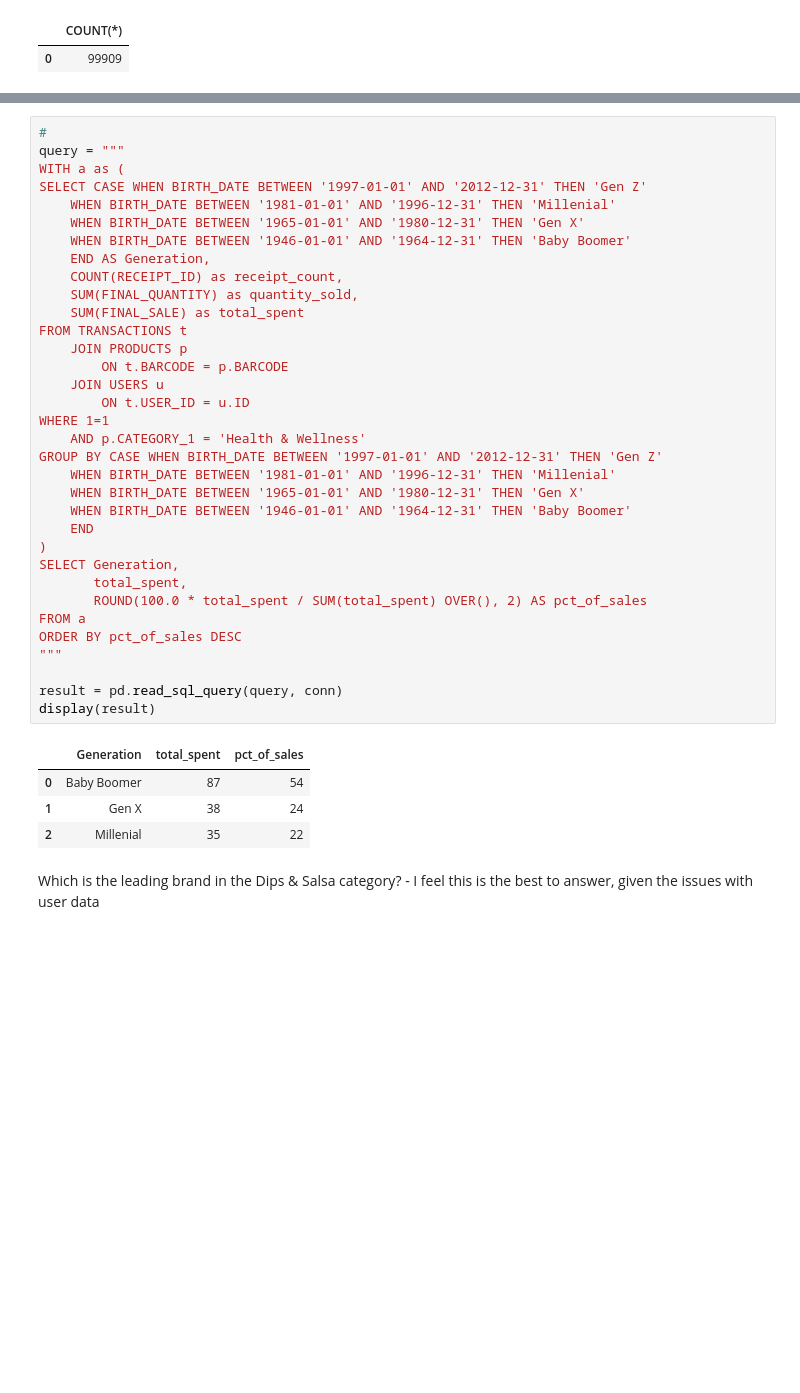
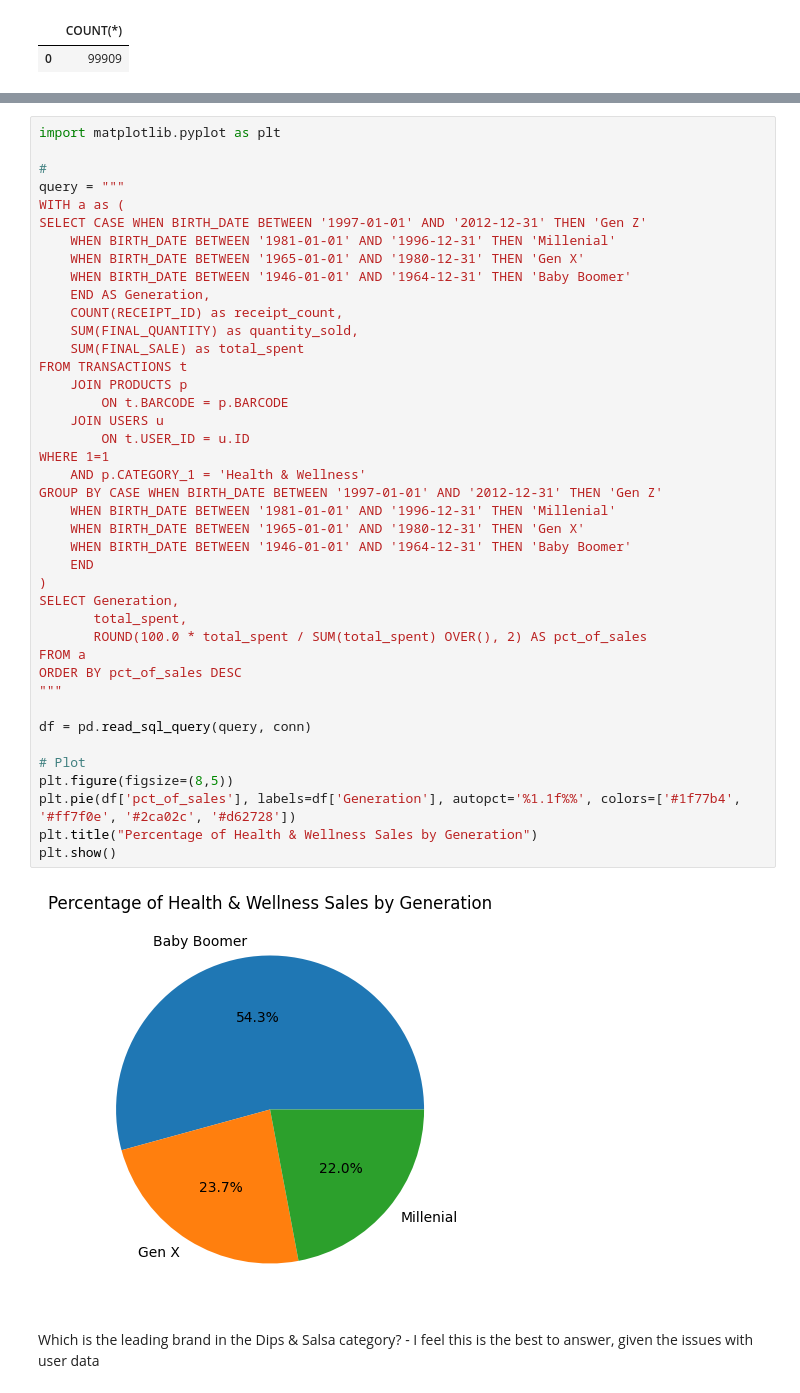
Before and after one commit to frildoh/fetch-takehome, a Jupyter notebook: fetch_analysis.ipynb, the cells around one changed output, grey strips where cells are left out. Saved outputs shown, nothing was run; the diff lists cells and outputs as text; blank space fills up the shorter version.

```diff
--- a/fetch_analysis.ipynb
+++ b/fetch_analysis.ipynb
@@ -867,42 +847,46 @@ Ok, it looks like most transactions don't have a matching id in the users table.
 # %%
+import matplotlib.pyplot as plt
+
 #
 query = """
 WITH a as (
 SELECT CASE WHEN BIRTH_DATE BETWEEN '1997-01-01' AND '2012-12-31' THEN 'Gen Z'
     WHEN BIRTH_DATE BETWEEN '1981-01-01' AND '1996-12-31' THEN 'Millenial'
     WHEN BIRTH_DATE BETWEEN '1965-01-01' AND '1980-12-31' THEN 'Gen X'
     WHEN BIRTH_DATE BETWEEN '1946-01-01' AND '1964-12-31' THEN 'Baby Boomer'
     END AS Generation,
     COUNT(RECEIPT_ID) as receipt_count,
     SUM(FINAL_QUANTITY) as quantity_sold,
     SUM(FINAL_SALE) as total_spent
 FROM TRANSACTIONS t
     JOIN PRODUCTS p
         ON t.BARCODE = p.BARCODE
     JOIN USERS u
         ON t.USER_ID = u.ID
 WHERE 1=1
     AND p.CATEGORY_1 = 'Health & Wellness'
 GROUP BY CASE WHEN BIRTH_DATE BETWEEN '1997-01-01' AND '2012-12-31' THEN 'Gen Z'
     WHEN BIRTH_DATE BETWEEN '1981-01-01' AND '1996-12-31' THEN 'Millenial'
     WHEN BIRTH_DATE BETWEEN '1965-01-01' AND '1980-12-31' THEN 'Gen X'
     WHEN BIRTH_DATE BETWEEN '1946-01-01' AND '1964-12-31' THEN 'Baby Boomer'
     END
 )
 SELECT Generation,
        total_spent,
        ROUND(100.0 * total_spent / SUM(total_spent) OVER(), 2) AS pct_of_sales
 FROM a
 ORDER BY pct_of_sales DESC
 """
 
-result = pd.read_sql_query(query, conn)
-display(result)
+df = pd.read_sql_query(query, conn)
+
+# Plot
+plt.figure(figsize=(8,5))
+plt.pie(df['pct_of_sales'], labels=df['Generation'], autopct='%1.1f%%', colors=['#1f77b4', '#ff7f0e', '#2ca02c', '#d62728'])
+plt.title("Percentage of Health & Wellness Sales by Generation")
+plt.show()
 # %% [output]
-|  | Generation | total_spent | pct_of_sales |
-| 0 | Baby Boomer | 87 | 54 |
-| 1 | Gen X | 38 | 24 |
-| 2 | Millenial | 35 | 22 |
+[figure, added]
 # %% [markdown]
 Which is the leading brand in the Dips & Salsa category? - I feel this is the best to answer, given the issues with user data
 # %%
```
Also changed, not shown: parts of 7 cells of this notebook, 2 other files.
